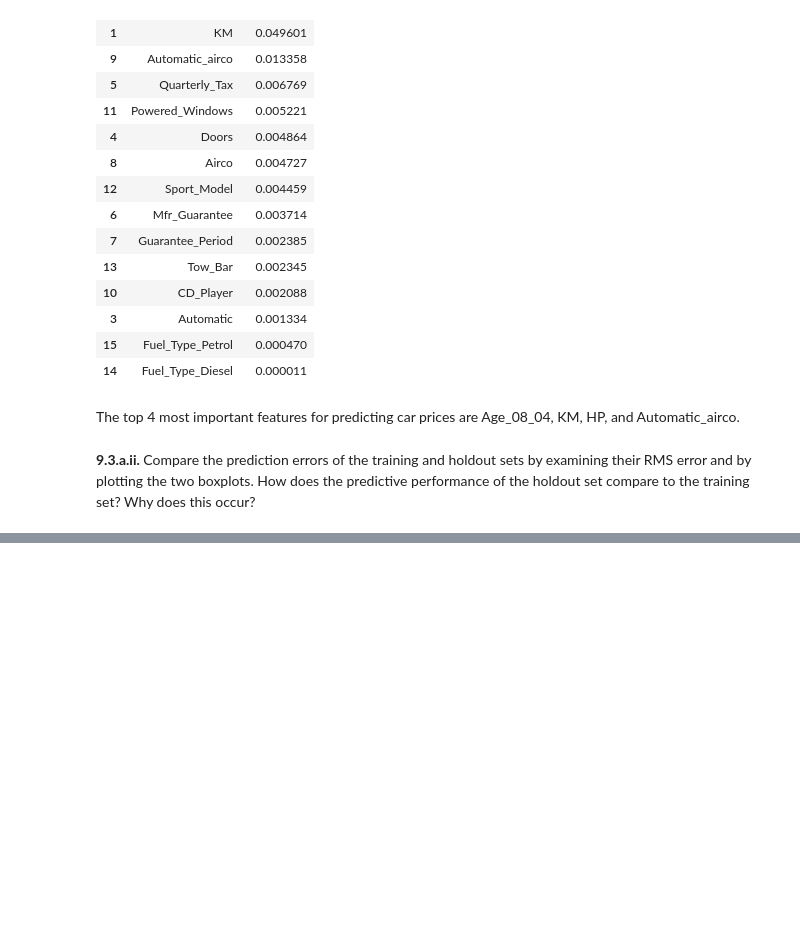
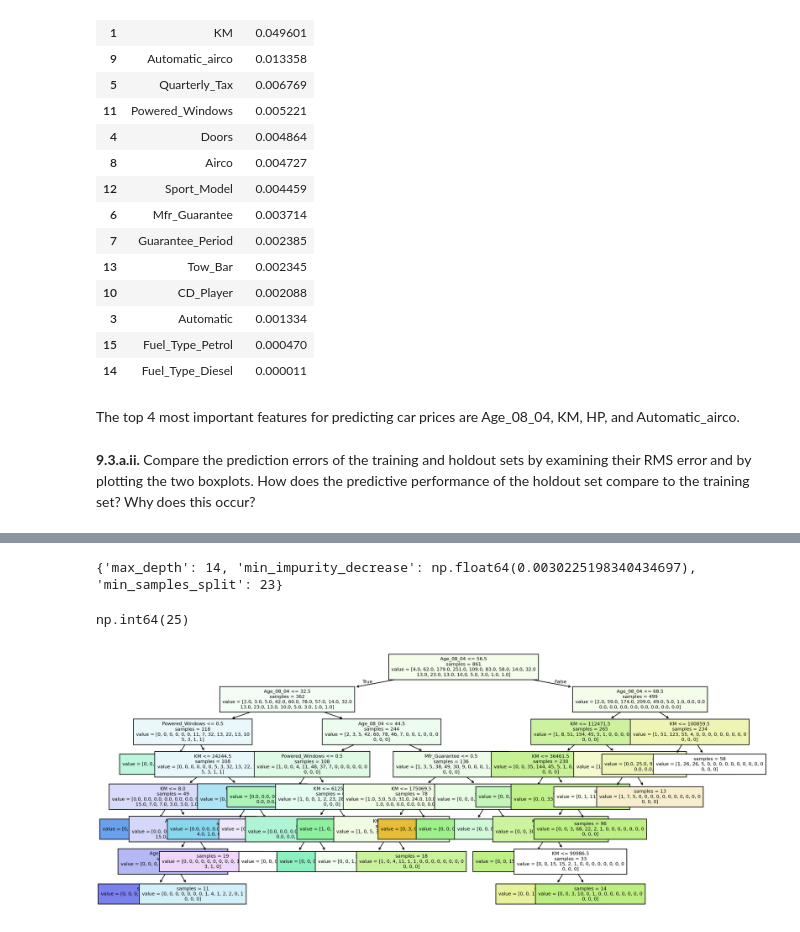
Before and after one commit to sascott9655/ADS-505-, a Jupyter notebook: Lab_Module2.ipynb, the cells around one changed output, grey strips where cells are left out. Cells and saved outputs as stored; diff of their text form; code cells hidden in the pictures; blank space fills up the shorter version.

```diff
--- a/Lab_Module2.ipynb
+++ b/Lab_Module2.ipynb
@@ -123,0 +185,45 @@ reg_tree_h = reg_tree_h.fit(holdout_X, holdout_y)
+# %%
+#Let us see the effect of turning the price variable into a categorical variable.
+#First, create a new variable that categorizes price into 20 bins.
+car_df['binned_price'] = pd.cut(car_df['Price'], 20, labels=False)
+car_df.head(5)
+
+X = car_df.drop(columns=['Price', 'binned_price'])
+y = car_df["binned_price"]
+
+train_X, holdout_X, train_y, holdout_y = train_test_split(X, y, test_size=0.4, random_state=1)
+# %%
+param_dist = {
+     "max_depth": list(range(1,25)),
+     "min_impurity_decrease": scipy.stats.expon(scale=1),
+     "min_samples_split": list(range(2,50)),
+ }
+
+randomSearch = RandomizedSearchCV(
+    DecisionTreeClassifier(random_state=1),
+    param_dist,
+    cv=5,
+    n_iter=200,
+    n_jobs=-1,
+    random_state=1,
+)
+randomSearch.fit(train_X, train_y)
+print(randomSearch.best_params_)
+
+optClassTree = randomSearch.best_estimator_
+
+importanceCT = pd.DataFrame(
+    {"features": train_X.columns, "importance": optClassTree.feature_importances_}
+)
+# %% [output]
+{'max_depth': 14, 'min_impurity_decrease': np.float64(0.0030225198340434697), 'min_samples_split': 23}
+# %%
+optClassTree.get_n_leaves()
+# %% [output]
+np.int64(25)
+# %%
+plt.figure(figsize=[16,7], dpi=300)
+plot_tree(optClassTree, feature_names=train_X.columns, impurity=False, filled=True, fontsize=7)
+plt.show()
+# %% [output]
+[figure, added]
```
Also changed, not shown: parts of 22 cells of this notebook.
